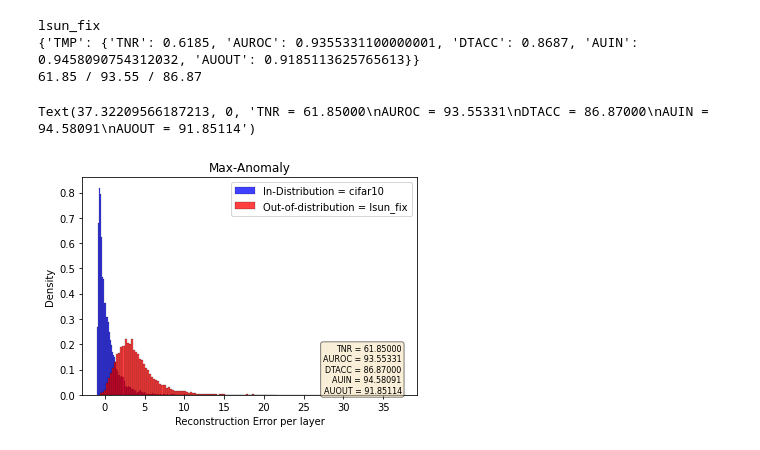
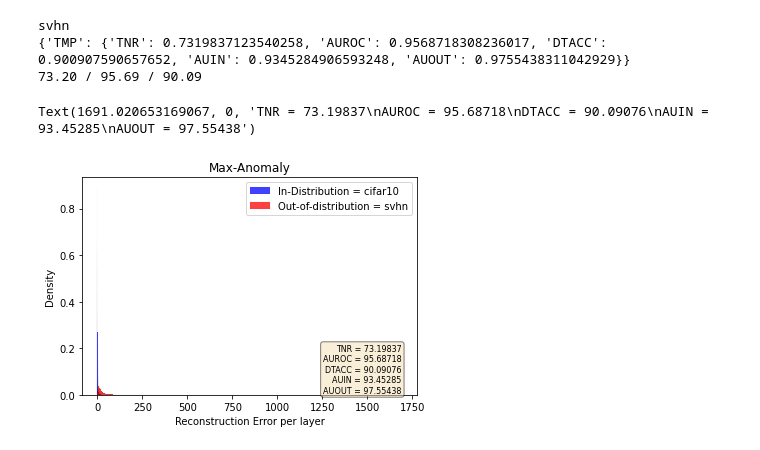
Before and after one commit to younghyopark/FROD, a Jupyter notebook: revised_anomaly_score.ipynb, the cells around one changed output. Cells and saved outputs as stored; diff of their text form; code cells hidden in the pictures.

```diff
--- a/revised_anomaly_score.ipynb
+++ b/revised_anomaly_score.ipynb
@@ -23,7 +23,7 @@ experiment = opt.backbone_name
 ae_type = 'vanilla_AE'
 prefix = 'confidence' #confidence
 
-layer_num=9
+layer_num=12
 epoch=500
 ind=[]
 ind_train=[]
@@ -45,6 +47,7 @@ test_ind_feature=dict()
 test_ood_feature=dict()
 num_ood=dict()
 
+layer_num=12
 for i in range(layer_num):
     test_ood_feature[i]=[]
     num_ood[i]=[]
@@ -83,9 +85,10 @@ train_ind_norm=dict()
 test_ind_norm=dict()
 test_ood_norm=dict()
 
+layer_num=12
 for i in range(layer_num):
-    layer=i
-#     layer=layer_num-1
+#     layer=i
+    layer=layer_num-1
     test_ood_norm[i]=[]
     num_ood[i]=[]
     train_ind_norm[i]=np.linalg.norm(train_ind_feature[layer],axis=1)
@@ -175,12 +201,13 @@ ind_revised=[]
 ind_train_revised=[]
 ood_revised=dict()
 
+layer_num=9
 for i in range(layer_num):
     ood_revised[i]=[]
-    ind_revised.append(ind[i]/(test_ind_norm[i]+1e-6))
-    ind_train_revised.append(ind_train[i]/(train_ind_norm[i]+1e-6))
+    ind_revised.append(ind[i]/(test_ind_norm[i]+1e-3))
+    ind_train_revised.append(ind_train[i]/(train_ind_norm[i]+1e-3))
     for j in range(len(ood_dataset)):
-        ood_revised[i].append(ood[i][j]/(test_ood_norm[i][j]+1e-6))
+        ood_revised[i].append(ood[i][j]/(test_ood_norm[i][j]+1e-3))
 # %%
 # layer=2
 # sns.histplot(test_ind_norm[layer],color='blue')
@@ -293,24 +321,24 @@ ood_scaled_max=[]
 for j in range(len(ood_dataset)):
     ood_scaled_max.append(np.min(ood_scaled[j],0))
 # %%
-ood_index= 1
+ood_index= 0
 print(ood_dataset[ood_index])
 results_max,_,_ = callog.metric(ind_scaled_max,ood_scaled_max[ood_index])
 print(results_max)
 sns.histplot(data=-ind_scaled_max,color='blue',stat='density')
 sns.histplot(data=-ood_scaled_max[ood_index],color='red',stat='density')
 plt.legend(['In-Distribution = {}'.format(ind_dataset),'Out-of-distribution = {}'.format(ood_dataset[ood_index])])
 plt.title('Max-Anomaly')
 plt.xlabel('Reconstruction Error per layer')
 
 rst = results_max['TMP']
 props = dict(boxstyle='round', facecolor='wheat', alpha=0.5)
 metric = 'TNR = {:.5f}\nAUROC = {:.5f}\nDTACC = {:.5f}\nAUIN = {:.5f}\nAUOUT = {:.5f}'.format(100*rst['TNR'],100*rst['AUROC'],100*rst['DTACC'],100*rst['AUIN'],100*rst['AUOUT'])
 print("{:.2f} / {:.2f} / {:.2f}".format(100*rst['TNR'],100*rst['AUROC'],100*rst['DTACC']))
 plt.text(np.max((np.max(-ind_scaled_max),np.max(-ood_scaled_max[ood_index]))),0, metric, fontsize=8,horizontalalignment='right', verticalalignment='bottom', bbox=props)
 # %% [output]
-lsun_fix
-{'TMP': {'TNR': 0.6185, 'AUROC': 0.9355331100000001, 'DTACC': 0.8687, 'AUIN': 0.9458090754312032, 'AUOUT': 0.9185113625765613}}
-61.85 / 93.55 / 86.87
+svhn
+{'TMP': {'TNR': 0.7319837123540258, 'AUROC': 0.9568718308236017, 'DTACC': 0.900907590657652, 'AUIN': 0.9345284906593248, 'AUOUT': 0.9755438311042929}}
+73.20 / 95.69 / 90.09
-Text(37.32209566187213, 0, 'TNR = 61.85000\nAUROC = 93.55331\nDTACC = 86.87000\nAUIN = 94.58091\nAUOUT = 91.85114')
+Text(1691.020653169067, 0, 'TNR = 73.19837\nAUROC = 95.68718\nDTACC = 90.09076\nAUIN = 93.45285\nAUOUT = 97.55438')
-[figure, old version]
+[figure, new version]
```
Also changed, not shown: parts of 7 cells of this notebook, 11 other files.
